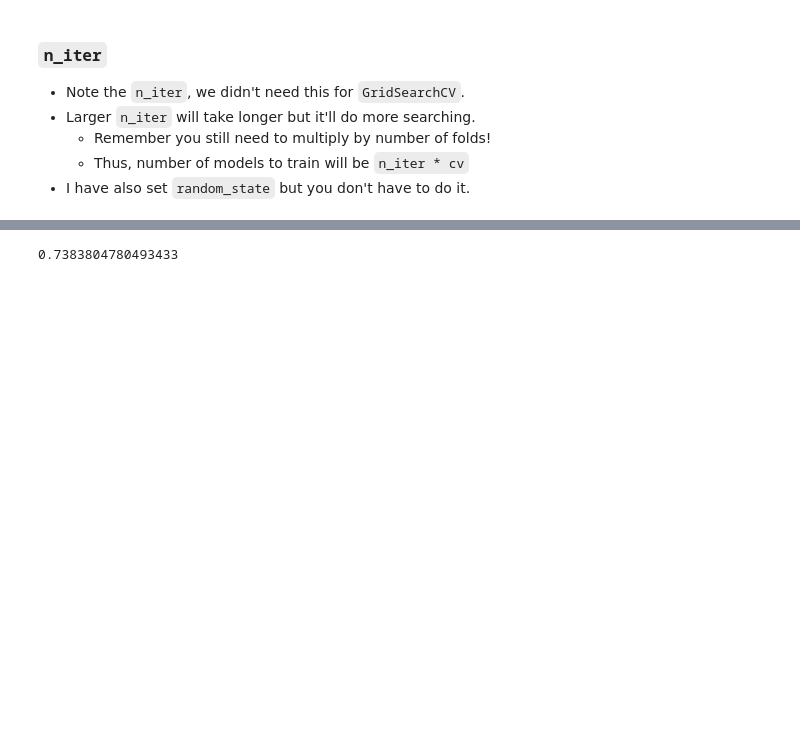
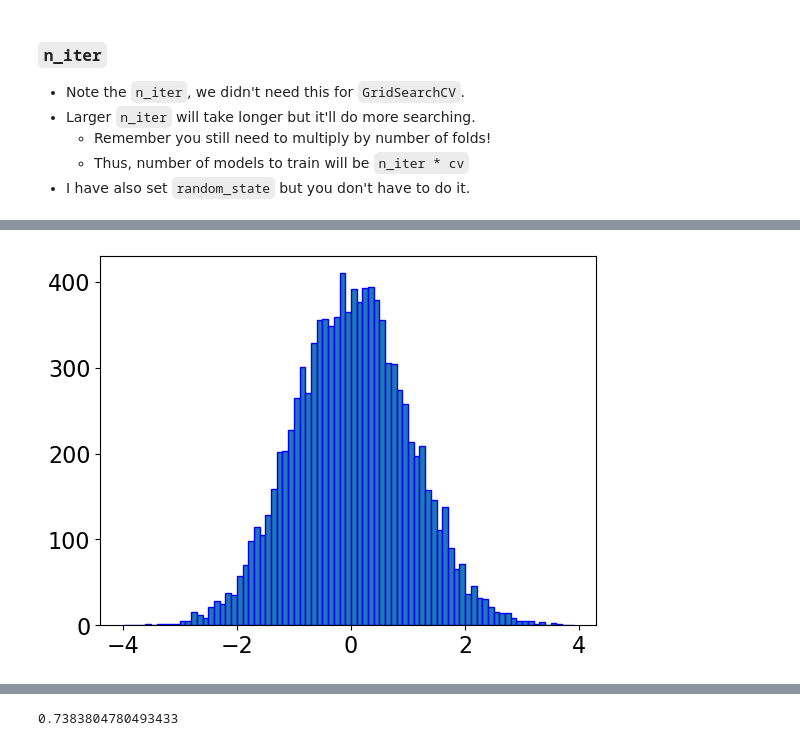
Before and after one commit to UBC-CS/cpsc330-2023s, a Jupyter notebook: lectures/08_hyperparameter-optimization.ipynb, the cells around one changed output, grey strips where cells are left out. Cells and saved outputs as stored; diff of their text form; code cells hidden in the pictures; blank space fills up the shorter version.

```diff
--- a/lectures/08_hyperparameter-optimization.ipynb
+++ b/lectures/08_hyperparameter-optimization.ipynb
@@ -633,0 +665,10 @@ from scipy.stats import expon, lognorm, loguniform, randint, uniform
+# %%
+y = norm.rvs(0, 1, 10000)
+
+#creating bin
+bin = np.arange(-4,4,0.1)
+
+plt.hist(y, bins=bin, edgecolor='blue')
+plt.show()
+# %% [output]
+[figure, added]
```
Also changed, not shown: parts of 54 cells of this notebook, 1 other file.
